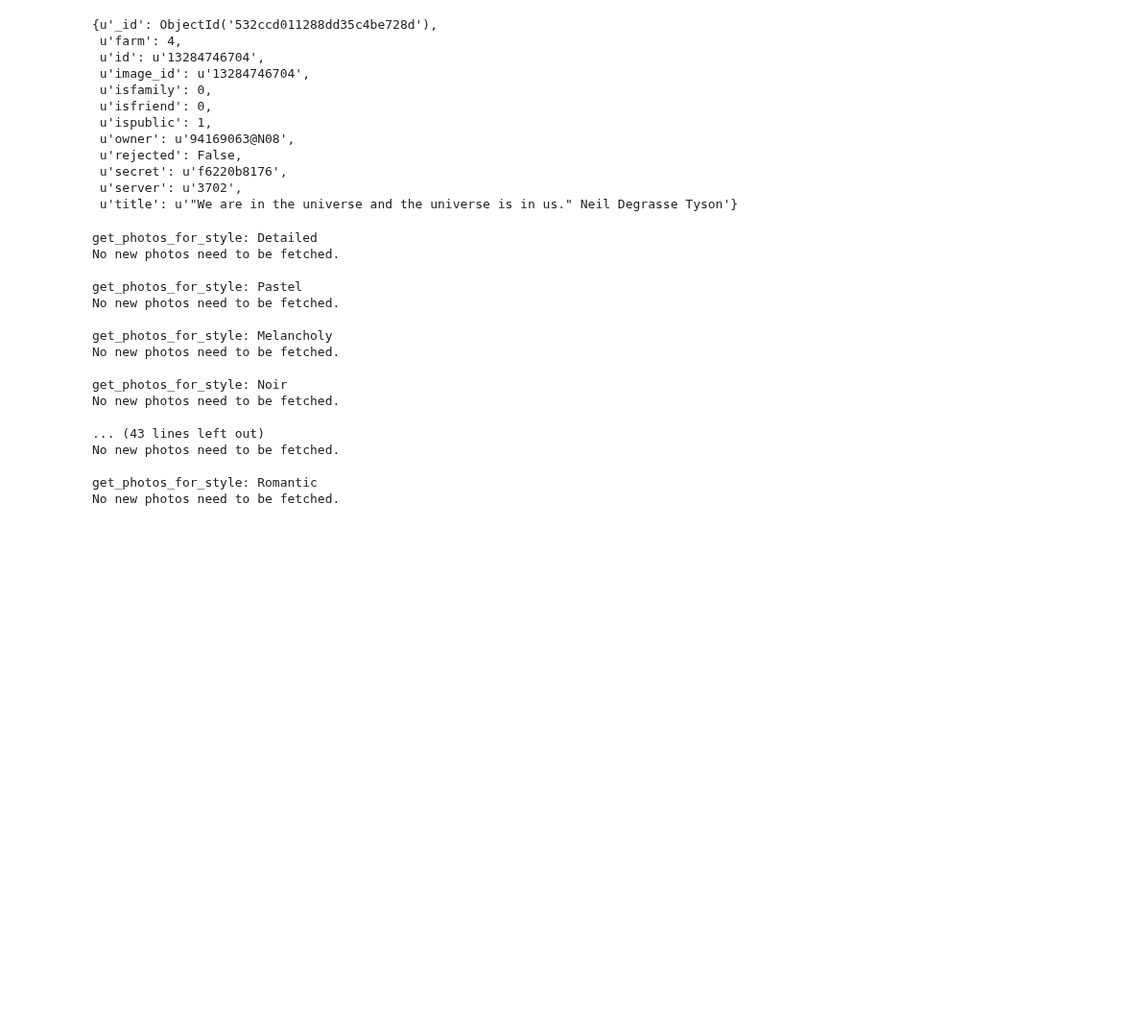
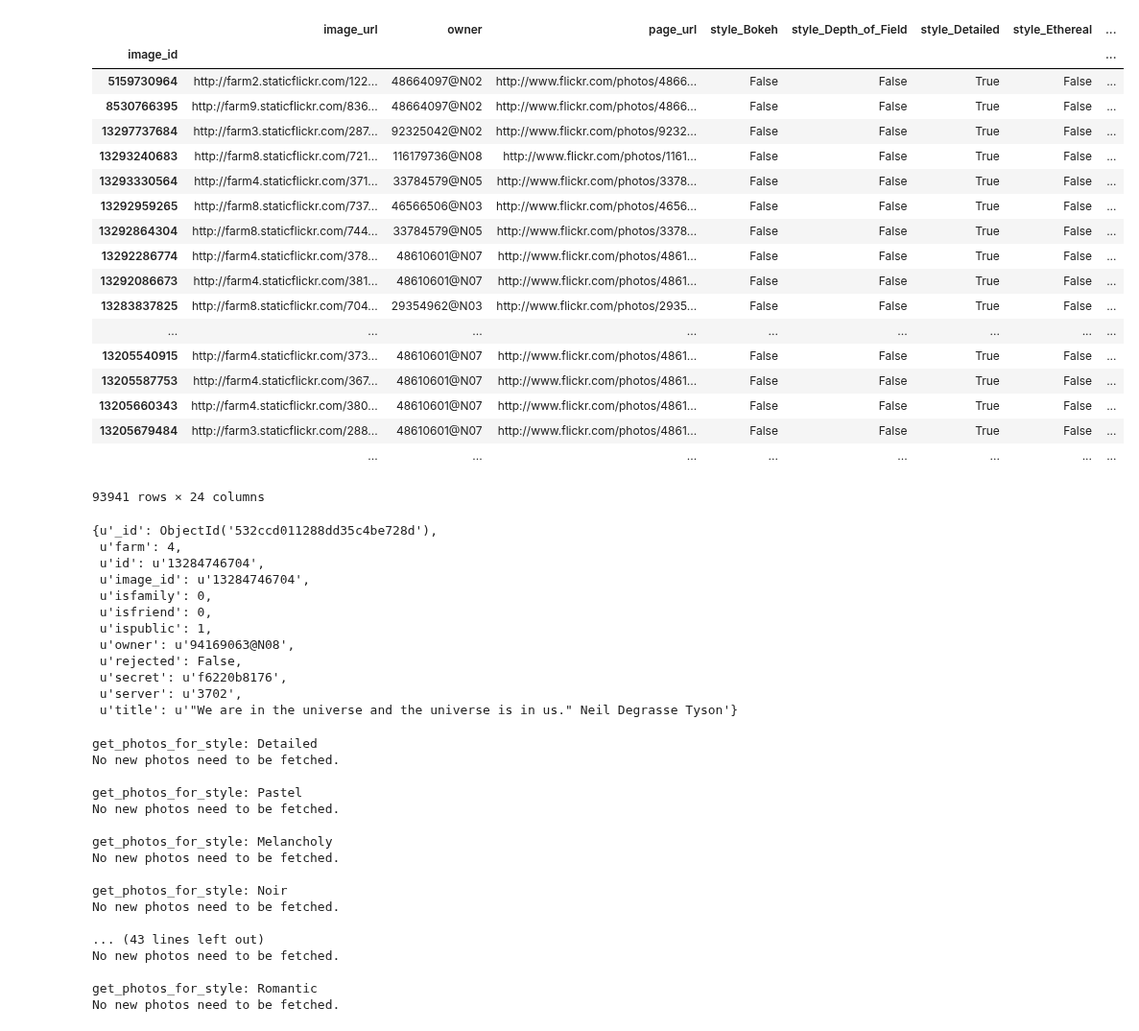
Before and after one commit to sergeyk/vislab, a Jupyter notebook: notebooks/flickr_dataset.ipynb, the cells around one changed output. Shown at 96% size. Drawn from its saved outputs; the diff is of its cells as text; code cells hidden in the pictures; blank space fills up the shorter version.

```diff
--- a/notebooks/flickr_dataset.ipynb
+++ b/notebooks/flickr_dataset.ipynb
@@ -3,6 +3,30 @@
 %autoreload 2
 import pandas as pd
 import vislab.datasets
+# %%
+df = vislab.datasets.flickr.get_df()
+# %%
+df
+# %% [output]
+|  | image_url | owner | page_url | style_Bokeh | style_Depth_of_Field | style_Detailed | style_Ethereal | ... |
+| image_id |  |  |  |  |  |  |  | ... |
+| 5159730964 | http://farm2.staticflickr.com/122... | 48664097@N02 | http://www.flickr.com/photos/4866... | False | False | True | False | ... |
+| 8530766395 | http://farm9.staticflickr.com/836... | 48664097@N02 | http://www.flickr.com/photos/4866... | False | False | True | False | ... |
+| 13297737684 | http://farm3.staticflickr.com/287... | 92325042@N02 | http://www.flickr.com/photos/9232... | False | False | True | False | ... |
+| 13293240683 | http://farm8.staticflickr.com/721... | 116179736@N08 | http://www.flickr.com/photos/1161... | False | False | True | False | ... |
+| 13293330564 | http://farm4.staticflickr.com/371... | 33784579@N05 | http://www.flickr.com/photos/3378... | False | False | True | False | ... |
+| 13292959265 | http://farm8.staticflickr.com/737... | 46566506@N03 | http://www.flickr.com/photos/4656... | False | False | True | False | ... |
+| 13292864304 | http://farm8.staticflickr.com/744... | 33784579@N05 | http://www.flickr.com/photos/3378... | False | False | True | False | ... |
+| 13292286774 | http://farm4.staticflickr.com/378... | 48610601@N07 | http://www.flickr.com/photos/4861... | False | False | True | False | ... |
+| 13292086673 | http://farm4.staticflickr.com/381... | 48610601@N07 | http://www.flickr.com/photos/4861... | False | False | True | False | ... |
+| 13283837825 | http://farm8.staticflickr.com/704... | 29354962@N03 | http://www.flickr.com/photos/2935... | False | False | True | False | ... |
+| ... | ... | ... | ... | ... | ... | ... | ... | ... |
+| 13205540915 | http://farm4.staticflickr.com/373... | 48610601@N07 | http://www.flickr.com/photos/4861... | False | False | True | False | ... |
+| 13205587753 | http://farm4.staticflickr.com/367... | 48610601@N07 | http://www.flickr.com/photos/4861... | False | False | True | False | ... |
+| 13205660343 | http://farm4.staticflickr.com/380... | 48610601@N07 | http://www.flickr.com/photos/4861... | False | False | True | False | ... |
+| 13205679484 | http://farm3.staticflickr.com/288... | 48610601@N07 | http://www.flickr.com/photos/4861... | False | False | True | False | ... |
+|  | ... | ... | ... | ... | ... | ... | ... | ... |
+93941 rows × 24 columns
 # %%
 client = vislab.util.get_mongodb_client()
 collection = client['flickr']['Ethereal']
```
Also changed, not shown: 5 other files.
